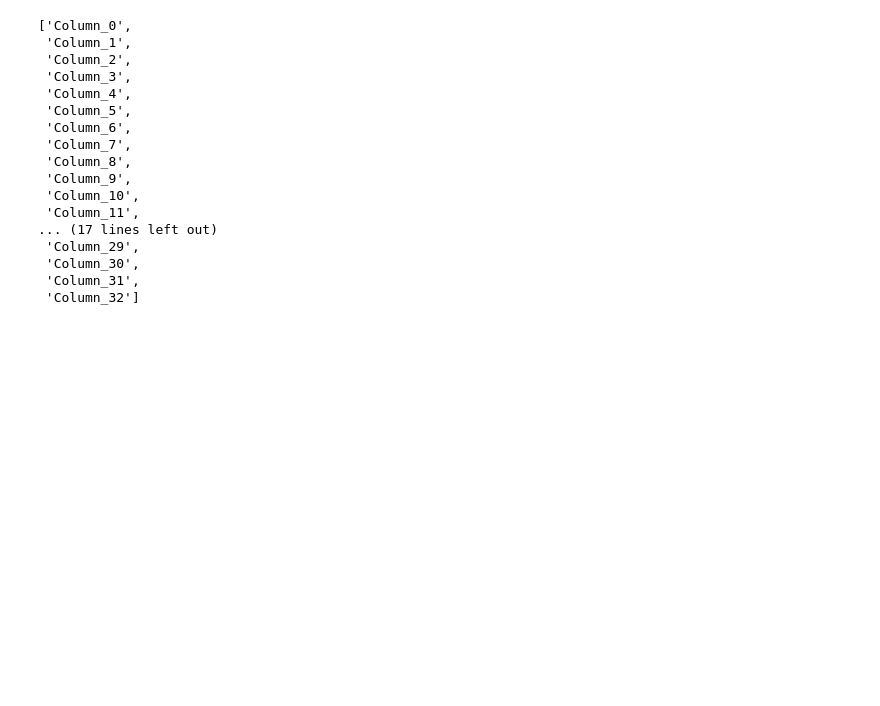
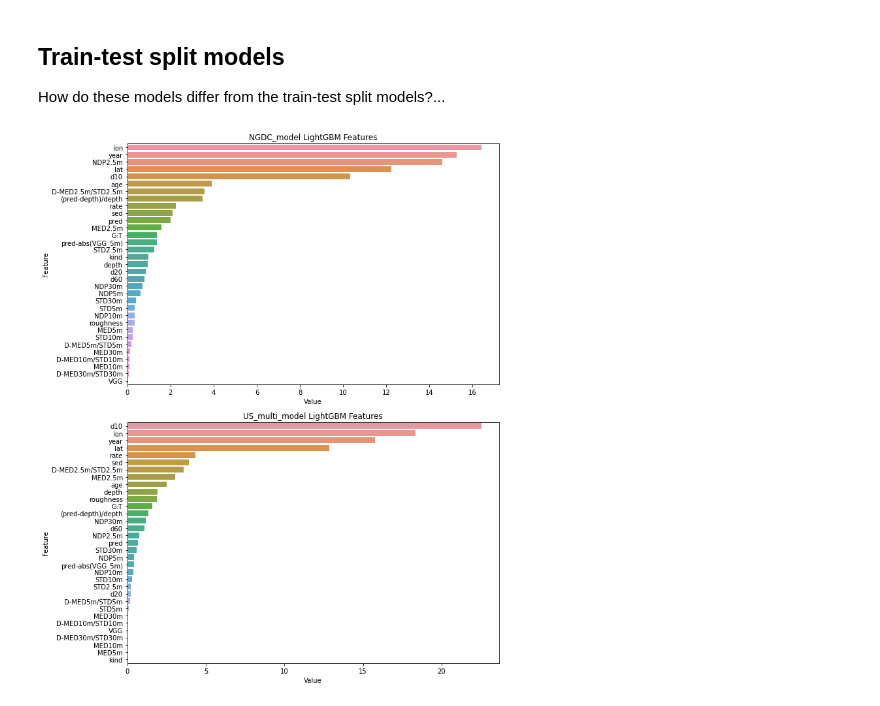
Before and after one commit to arapat/bathymetry, a Jupyter notebook: analysis/feature-importance.ipynb, the cells around one changed output. Drawn from its saved outputs; the diff is of its cells as text; code cells hidden in the pictures; blank space fills up the shorter version.

```diff
--- a/analysis/feature-importance.ipynb
+++ b/analysis/feature-importance.ipynb
@@ -75,20 +77,28 @@ pd.concat(all_feature_imp)[["agency", "Feature", "Value"]].to_csv("feature_imp_g
-# %%
-model.feature_name()
-# %% [output]
-['Column_0',
- 'Column_1',
- 'Column_2',
- 'Column_3',
- 'Column_4',
- 'Column_5',
- 'Column_6',
- 'Column_7',
- 'Column_8',
- 'Column_9',
- 'Column_10',
- 'Column_11',
-... (17 lines left out)
- 'Column_29',
- 'Column_30',
- 'Column_31',
- 'Column_32']
+# %% [markdown]
+## Train-test split models
+How do these models differ from the train-test split models?...
+# %%
+base_path = "/swot2/features/MODEL_RUNS/00_ALL_FEATURES/train-test-split"
+model_path = os.path.join(base_path, "runtime_models")
+models = [os.path.join(model_path, filename) for filename in os.listdir(model_path)
+          if filename.endswith("pkl")]
+# %%
+all_feature_imp = []
+fig, ax = plt.subplots(len(models), 1, figsize=(10, 6 * len(models)))
+
+for ax, model_path in zip(ax, models):
+    model_name = os.path.basename(model_path).split(".")[0]
+    with open(model_path, 'rb') as f:
+        model = pickle.load(f)
+    imp = sorted(zip(model.feature_importance(importance_type='gain'),features))
+    feature_imp = pd.DataFrame(imp, columns=['Value','Feature']) \
+                    .sort_values(by="Value", ascending=False)
+    feature_imp["agency"] = model_name.rsplit('_', 1)[0]
+    all_feature_imp.append(feature_imp)
+
+    sns.barplot(x="Value", y="Feature", data=feature_imp, ax=ax)
+    ax.set_title('{} LightGBM Features'.format(model_name))
+
+fig.tight_layout()
+# %% [output]
+[figure, added]
```
Also changed, not shown: parts of 16 cells of this notebook, 2 other files.
